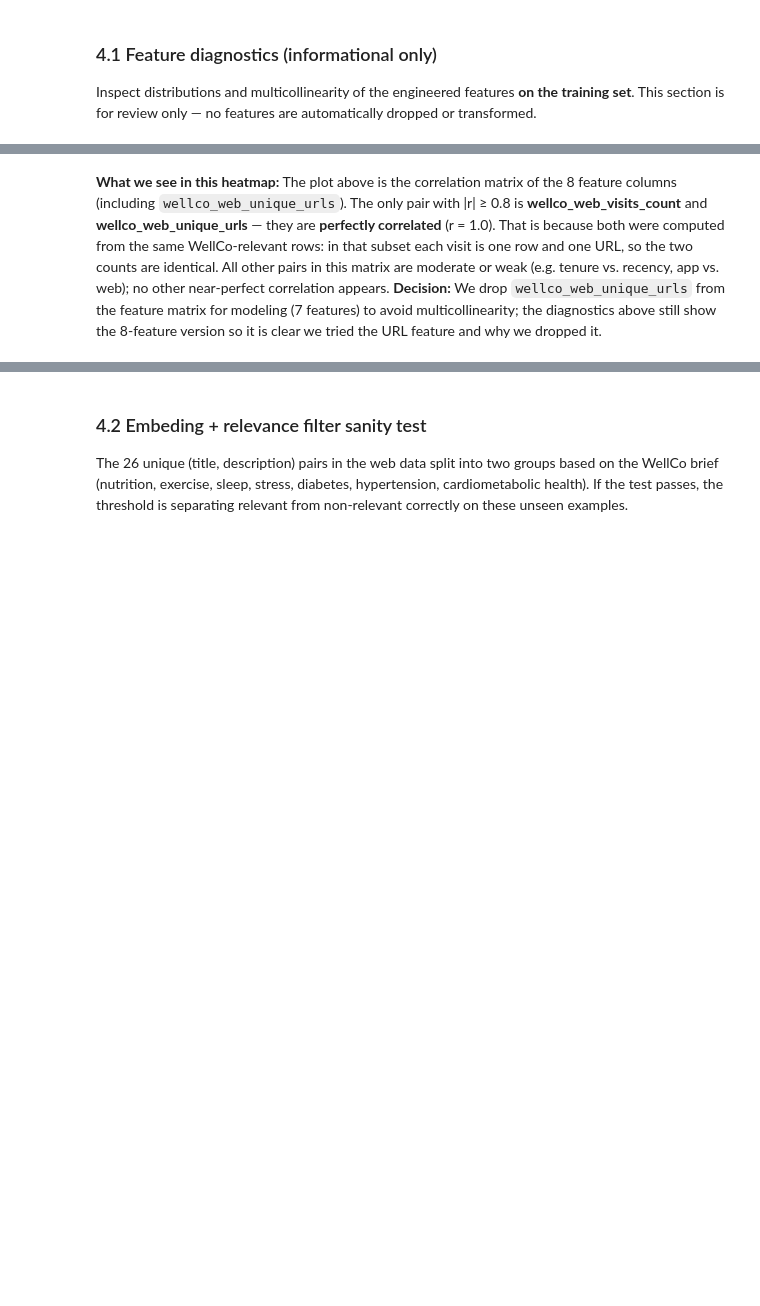
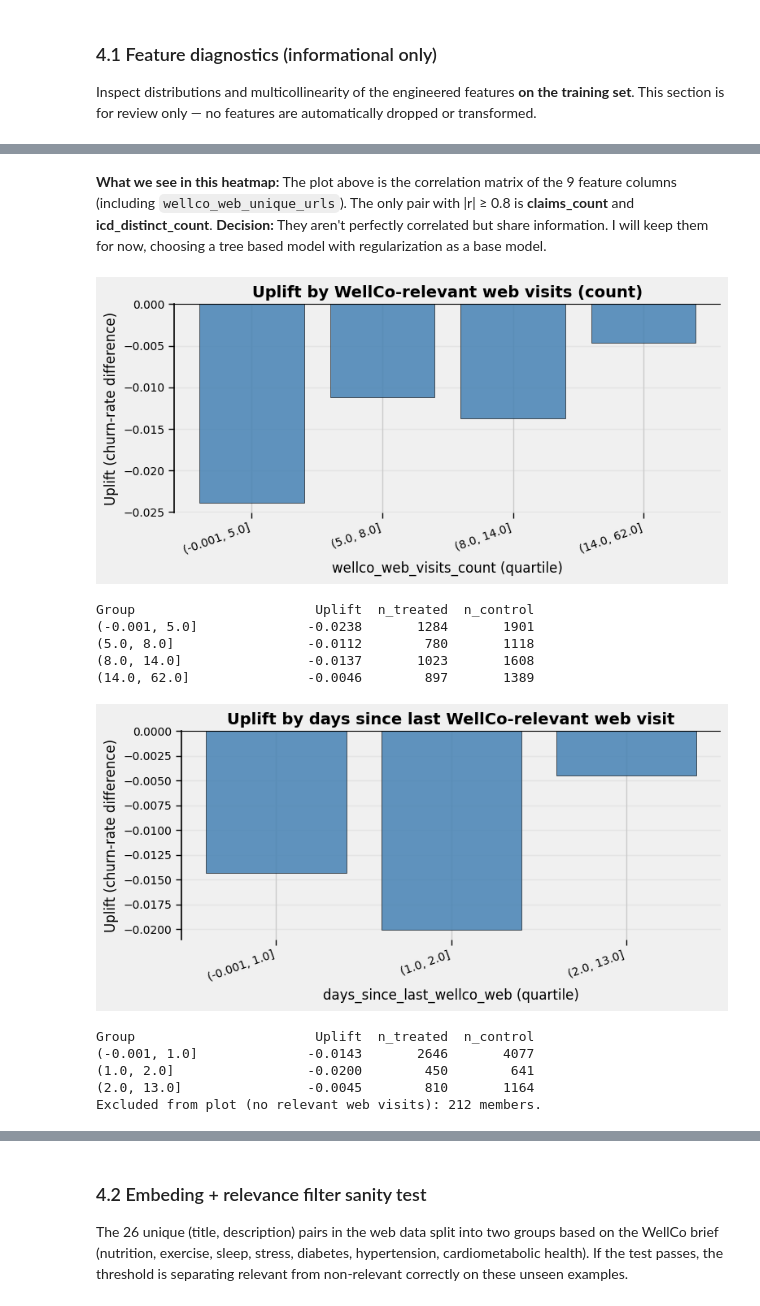
Before and after one commit to Noa-Gilad/Uplift-Modeling-Churn-Prevention, a Jupyter notebook: src/uplift_churn_run.ipynb, the cells around one changed output, grey strips where cells are left out. Drawn from its saved outputs; the diff is of its cells as text; code cells hidden in the pictures; blank space fills up the shorter version.

Commit message:
finaly! feature engineering working version

```diff
--- a/src/uplift_churn_run.ipynb
+++ b/src/uplift_churn_run.ipynb
@@ -433,22 +919,31 @@ plot_correlation_diagnostics(train_features, FEATURE_COLS, threshold=0.8, title_
 # %% [markdown]
-**What we see in this heatmap:** The plot above is the correlation matrix of the 8 feature columns (including `wellco_web_unique_urls`). The only pair with |r| ≥ 0.8 is **wellco_web_visits_count** and **wellco_web_unique_urls** — they are **perfectly correlated** (r = 1.0). That is because both were computed from the same WellCo-relevant rows: in that subset each visit is one row and one URL, so the two counts are identical. All other pairs in this matrix are moderate or weak (e.g. tenure vs. recency, app vs. web); no other near-perfect correlation appears. **Decision:** We drop `wellco_web_unique_urls` from the feature matrix for modeling (7 features) to avoid multicollinearity; the diagnostics above still show the 8-feature version so it is clear we tried the URL feature and why we dropped it.
+**What we see in this heatmap:** The plot above is the correlation matrix of the 9 feature columns (including `wellco_web_unique_urls`). The only pair with |r| ≥ 0.8 is **claims_count** and **icd_distinct_count**.  **Decision:** They aren't perfectly correlated but share information. I will keep them for now, choosing a tree based model with regularization as a base model.
 # %%
 # ── 4.6d  Uplift by WellCo-relevant web features ───────────────────────────
 # Uses uplift_by_groups with labels; train_features has the three web features.
-web_uplift_df = train_features[["member_id", "wellco_web_visits_count", "wellco_web_unique_urls", "days_since_last_wellco_web"]].copy()
+web_uplift_df = train_features[["member_id", "wellco_web_visits_count", "days_since_last_wellco_web"]].copy()
 
 # 1. Uplift by wellco_web_visits_count (quartiles)
 web_uplift_df["quartile_bin"] = pd.qcut(web_uplift_df["wellco_web_visits_count"], q=4, duplicates="drop")
 uplift_by_groups(web_uplift_df, labels, "quartile_bin", sorted(web_uplift_df["quartile_bin"].dropna().unique()), title="Uplift by WellCo-relevant web visits (count)", xlabel="wellco_web_visits_count (quartile)")
-
-# 2. Uplift by wellco_web_unique_urls (quartiles)
-web_uplift_df["quartile_bin"] = pd.qcut(web_uplift_df["wellco_web_unique_urls"], q=4, duplicates="drop")
-uplift_by_groups(web_uplift_df, labels, "quartile_bin", sorted(web_uplift_df["quartile_bin"].dropna().unique()), title="Uplift by WellCo-relevant unique URLs", xlabel="wellco_web_unique_urls (quartile)")
 
 # 3. Uplift by days_since_last_wellco_web (quartiles); exclude members with no relevant visits
 valid_web = web_uplift_df.dropna(subset=["days_since_last_wellco_web"]).copy()
 n_excluded_web = len(web_uplift_df) - len(valid_web)
 valid_web["quartile_bin"] = pd.qcut(valid_web["days_since_last_wellco_web"], q=4, duplicates="drop")
 uplift_by_groups(valid_web, labels, "quartile_bin", sorted(valid_web["quartile_bin"].dropna().unique()), title="Uplift by days since last WellCo-relevant web visit", xlabel="days_since_last_wellco_web (quartile)")
 print(f"Excluded from plot (no relevant web visits): {n_excluded_web} members.")
+# %% [output]
+[figure, added]
+Group                       Uplift  n_treated  n_control
+(-0.001, 5.0]              -0.0238       1284       1901
+(5.0, 8.0]                 -0.0112        780       1118
+(8.0, 14.0]                -0.0137       1023       1608
+(14.0, 62.0]               -0.0046        897       1389
+[figure, added]
+Group                       Uplift  n_treated  n_control
+(-0.001, 1.0]              -0.0143       2646       4077
+(1.0, 2.0]                 -0.0200        450        641
+(2.0, 13.0]                -0.0045        810       1164
+Excluded from plot (no relevant web visits): 212 members.
 # %% [markdown]
```
Also changed, not shown: parts of 43 cells of this notebook, 2 other files.
